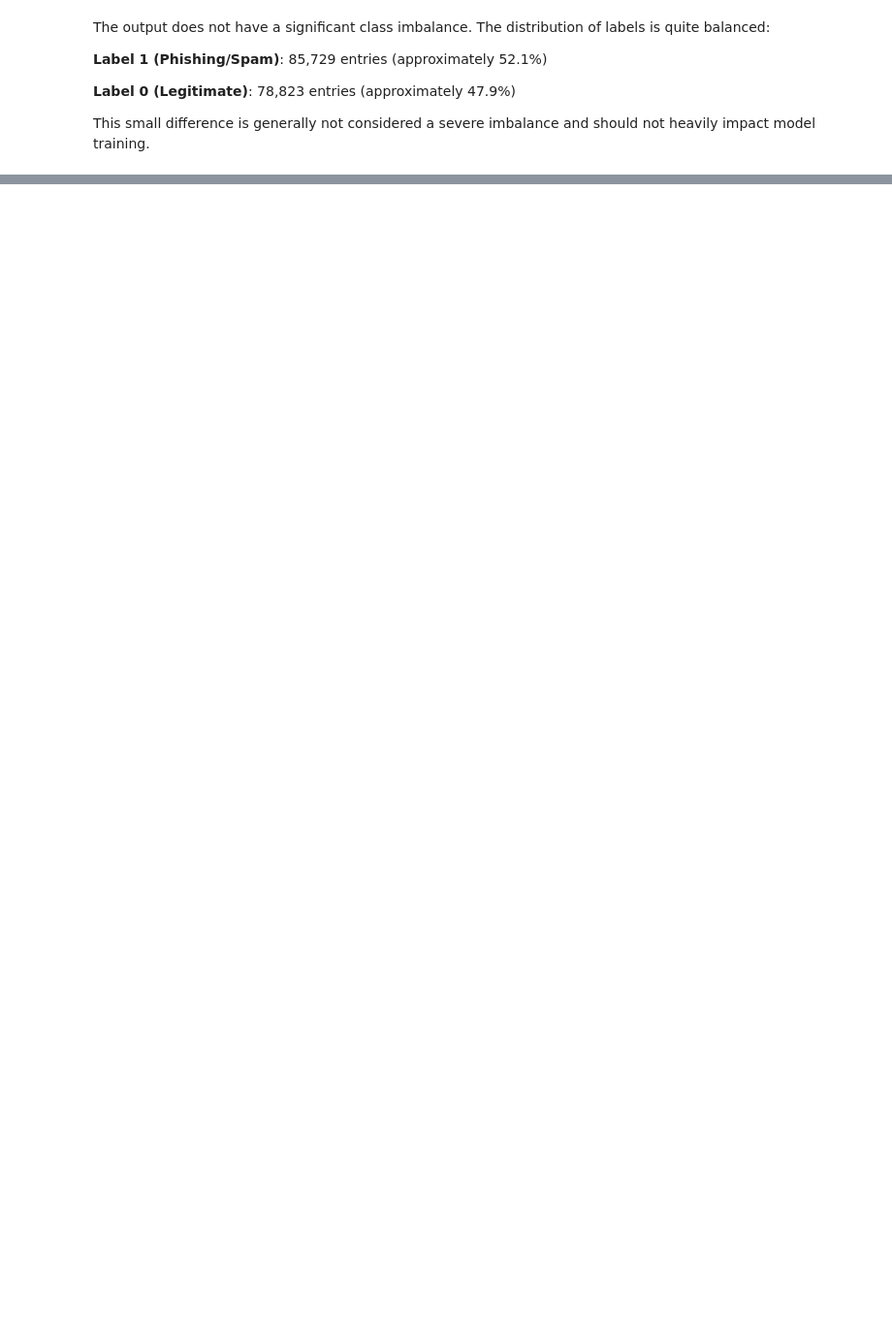
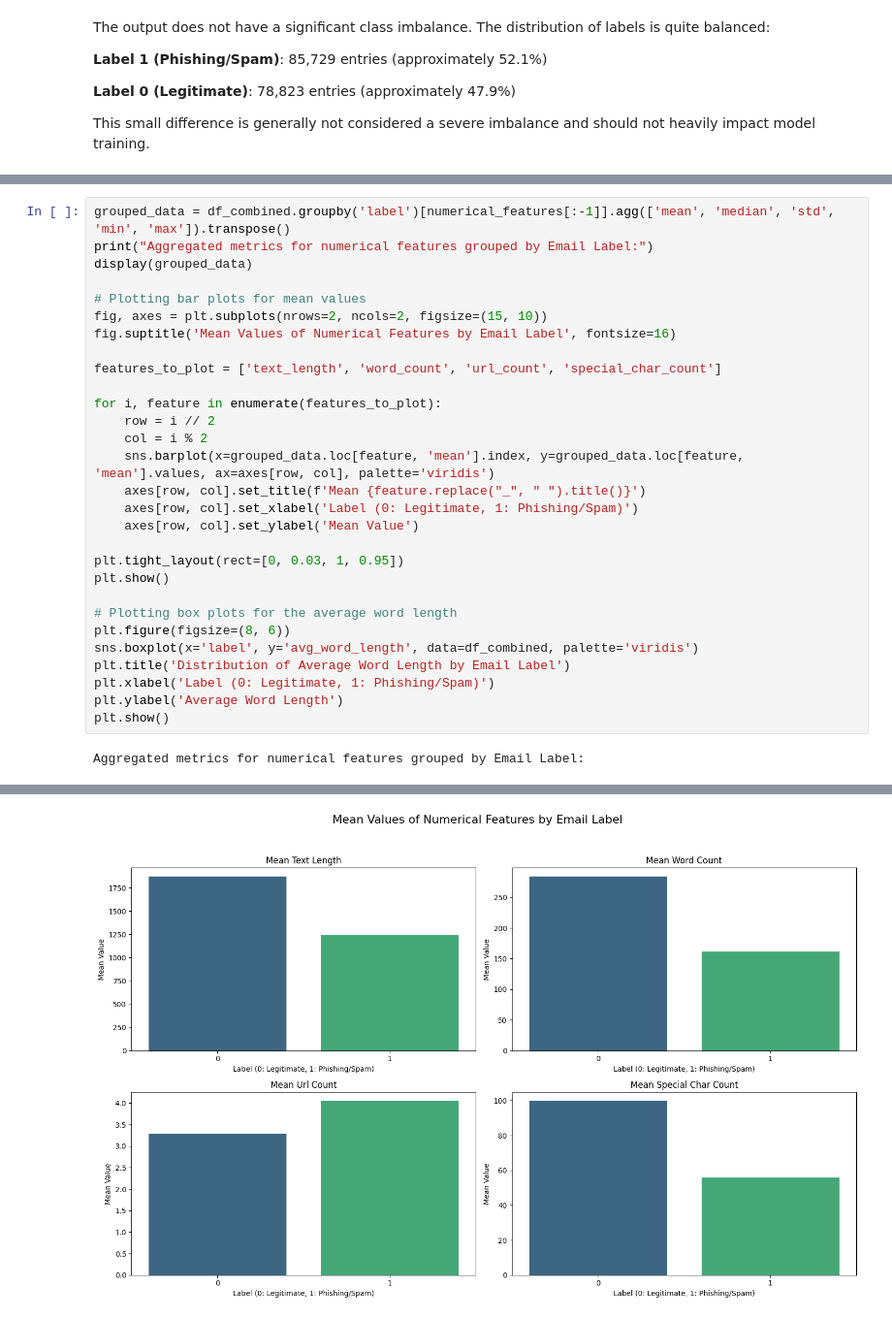
Before and after one commit to Inn0cent-Zer0/AI_detection_phishing_mails, a Jupyter notebook: AI_phishphing_detection.ipynb, the cells around one changed output, grey strips where cells are left out. Shown at 97% size. Cells and saved outputs as stored; diff of their text form; blank space fills up the shorter version.

```diff
--- a/AI_phishphing_detection.ipynb
+++ b/AI_phishphing_detection.ipynb
@@ -379,0 +576,31 @@ This small difference is generally not considered a severe imbalance and should
+# %%
+grouped_data = df_combined.groupby('label')[numerical_features[:-1]].agg(['mean', 'median', 'std', 'min', 'max']).transpose()
+print("Aggregated metrics for numerical features grouped by Email Label:")
+display(grouped_data)
+
+# Plotting bar plots for mean values
+fig, axes = plt.subplots(nrows=2, ncols=2, figsize=(15, 10))
+fig.suptitle('Mean Values of Numerical Features by Email Label', fontsize=16)
+
+features_to_plot = ['text_length', 'word_count', 'url_count', 'special_char_count']
+
+for i, feature in enumerate(features_to_plot):
+    row = i // 2
+    col = i % 2
+    sns.barplot(x=grouped_data.loc[feature, 'mean'].index, y=grouped_data.loc[feature, 'mean'].values, ax=axes[row, col], palette='viridis')
+    axes[row, col].set_title(f'Mean {feature.replace("_", " ").title()}')
+    axes[row, col].set_xlabel('Label (0: Legitimate, 1: Phishing/Spam)')
+    axes[row, col].set_ylabel('Mean Value')
+
+plt.tight_layout(rect=[0, 0.03, 1, 0.95])
+plt.show()
+
+# Plotting box plots for the average word length
+plt.figure(figsize=(8, 6))
+sns.boxplot(x='label', y='avg_word_length', data=df_combined, palette='viridis')
+plt.title('Distribution of Average Word Length by Email Label')
+plt.xlabel('Label (0: Legitimate, 1: Phishing/Spam)')
+plt.ylabel('Average Word Length')
+plt.show()
+# %% [output]
+Aggregated metrics for numerical features grouped by Email Label:
@@ -379,0 +624 @@ This small difference is generally not considered a severe imbalance and should
+[figure, added]
```
Also changed, not shown: parts of 16 cells of this notebook.
